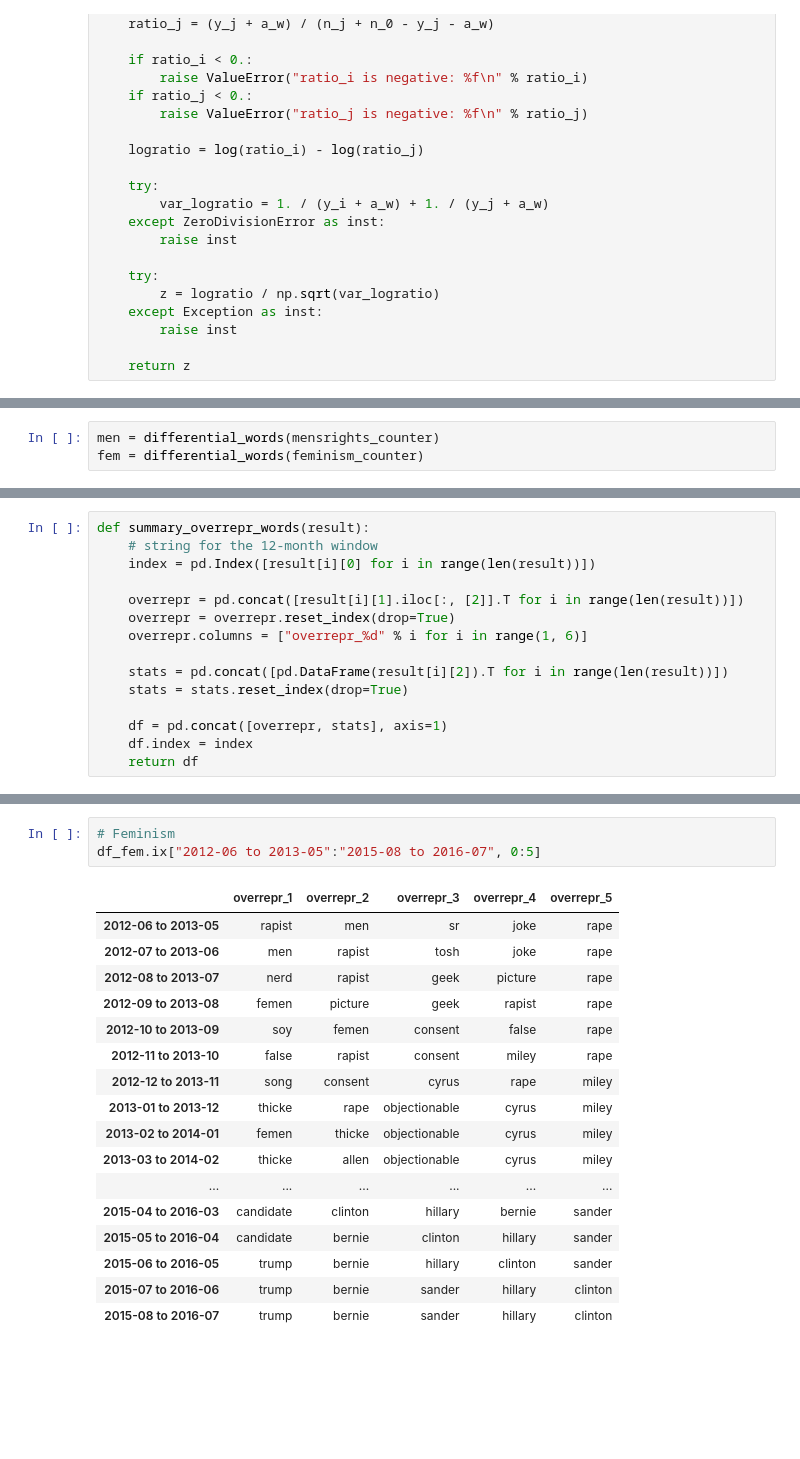
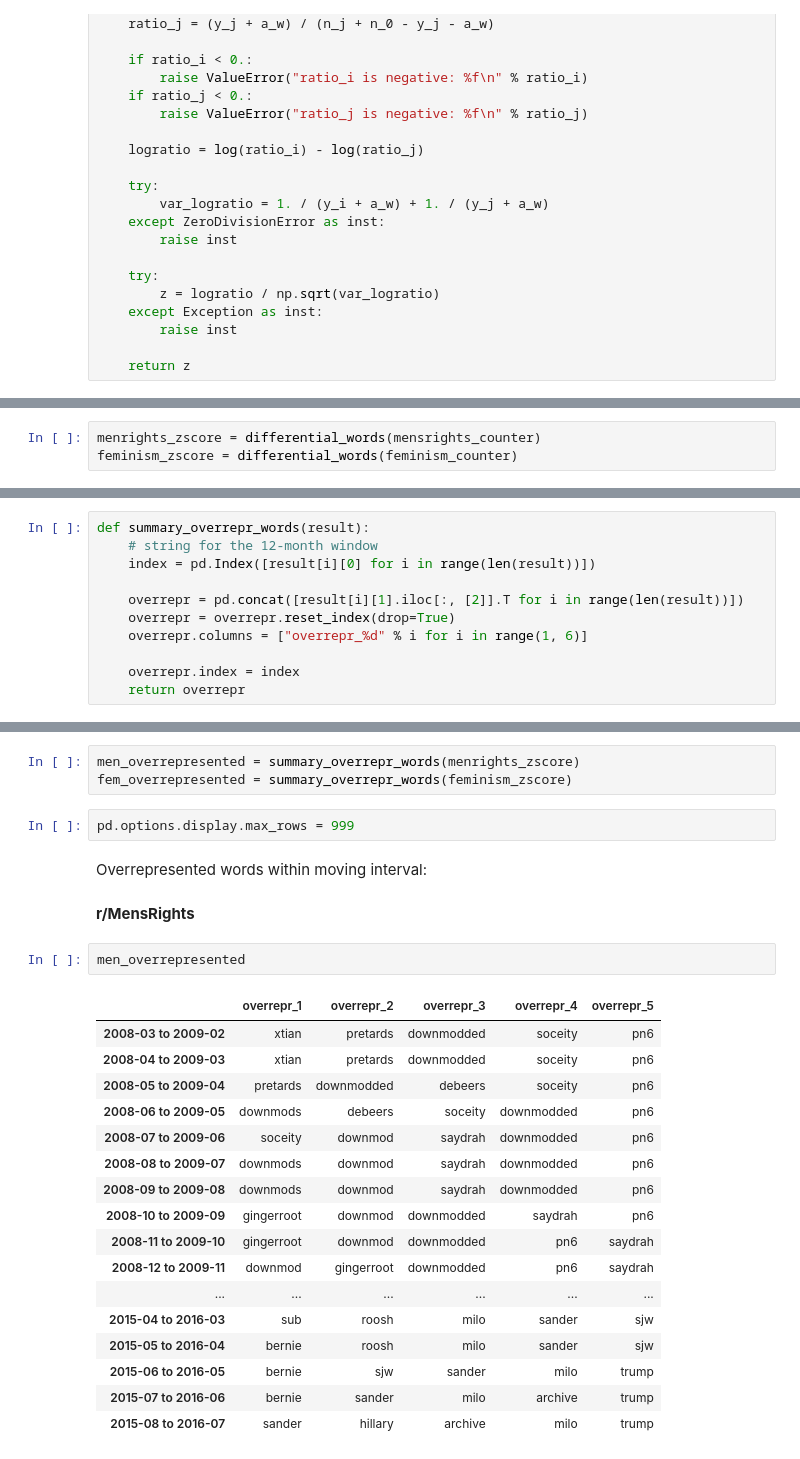
Before and after one commit to chao-ji/reddit, a Jupyter notebook: Part 5 Topics Over Time - Overrepresented Words.ipynb, the cells around one changed output, grey strips where cells are left out. Saved outputs shown, nothing was run; the diff lists cells and outputs as text; blank space fills up the shorter version.

```diff
--- a/Part 5 Topics Over Time - Overrepresented Words.ipynb
+++ b/Part 5 Topics Over Time - Overrepresented Words.ipynb
@@ -201,3 +213,3 @@ def zscore(word, counter_i, n_i,
 # %%
-men = differential_words(mensrights_counter)
-fem = differential_words(feminism_counter)
+menrights_zscore = differential_words(mensrights_counter)
+feminism_zscore = differential_words(feminism_counter)
@@ -240,9 +256,5 @@ def summary_overrepr_words(result):
     overrepr = overrepr.reset_index(drop=True)
     overrepr.columns = ["overrepr_%d" % i for i in range(1, 6)]
 
-    stats = pd.concat([pd.DataFrame(result[i][2]).T for i in range(len(result))])
-    stats = stats.reset_index(drop=True)
-
-    df = pd.concat([overrepr, stats], axis=1)
-    df.index = index
-    return df
+    overrepr.index = index
+    return overrepr
@@ -275,21 +261,29 @@ df_men.ix["2012-06 to 2013-05":"2015-08 to 2016-07", 0:5]
-# %%
-# Feminism
-df_fem.ix["2012-06 to 2013-05":"2015-08 to 2016-07", 0:5]
-# %% [output]
-|  | overrepr_1 | overrepr_2 | overrepr_3 | overrepr_4 | overrepr_5 |
-| 2012-06 to 2013-05 | rapist | men | sr | joke | rape |
-| 2012-07 to 2013-06 | men | rapist | tosh | joke | rape |
-| 2012-08 to 2013-07 | nerd | rapist | geek | picture | rape |
-| 2012-09 to 2013-08 | femen | picture | geek | rapist | rape |
-| 2012-10 to 2013-09 | soy | femen | consent | false | rape |
-| 2012-11 to 2013-10 | false | rapist | consent | miley | rape |
-| 2012-12 to 2013-11 | song | consent | cyrus | rape | miley |
-| 2013-01 to 2013-12 | thicke | rape | objectionable | cyrus | miley |
-| 2013-02 to 2014-01 | femen | thicke | objectionable | cyrus | miley |
-| 2013-03 to 2014-02 | thicke | allen | objectionable | cyrus | miley |
-| ... | ... | ... | ... | ... | ... |
-| 2015-04 to 2016-03 | candidate | clinton | hillary | bernie | sander |
-| 2015-05 to 2016-04 | candidate | bernie | clinton | hillary | sander |
-| 2015-06 to 2016-05 | trump | bernie | hillary | clinton | sander |
-| 2015-07 to 2016-06 | trump | bernie | sander | hillary | clinton |
-| 2015-08 to 2016-07 | trump | bernie | sander | hillary | clinton |
+# %%
+men_overrepresented = summary_overrepr_words(menrights_zscore)
+fem_overrepresented = summary_overrepr_words(feminism_zscore)
+# %%
+pd.options.display.max_rows = 999
+# %% [markdown]
+Overrepresented words within moving interval:
+# %% [markdown]
+**r/MensRights**
+# %%
+men_overrepresented
+# %% [output]
+|  | overrepr_1 | overrepr_2 | overrepr_3 | overrepr_4 | overrepr_5 |
+| 2008-03 to 2009-02 | xtian | pretards | downmodded | soceity | pn6 |
+| 2008-04 to 2009-03 | xtian | pretards | downmodded | soceity | pn6 |
+| 2008-05 to 2009-04 | pretards | downmodded | debeers | soceity | pn6 |
+| 2008-06 to 2009-05 | downmods | debeers | soceity | downmodded | pn6 |
+| 2008-07 to 2009-06 | soceity | downmod | saydrah | downmodded | pn6 |
+| 2008-08 to 2009-07 | downmods | downmod | saydrah | downmodded | pn6 |
+| 2008-09 to 2009-08 | downmods | downmod | saydrah | downmodded | pn6 |
+| 2008-10 to 2009-09 | gingerroot | downmod | downmodded | saydrah | pn6 |
+| 2008-11 to 2009-10 | gingerroot | downmod | downmodded | pn6 | saydrah |
+| 2008-12 to 2009-11 | downmod | gingerroot | downmodded | pn6 | saydrah |
+| ... | ... | ... | ... | ... | ... |
+| 2015-04 to 2016-03 | sub | roosh | milo | sander | sjw |
+| 2015-05 to 2016-04 | bernie | roosh | milo | sander | sjw |
+| 2015-06 to 2016-05 | bernie | sjw | sander | milo | trump |
+| 2015-07 to 2016-06 | bernie | sander | milo | archive | trump |
+| 2015-08 to 2016-07 | sander | hillary | archive | milo | trump |
```
Also changed, not shown: parts of 17 cells of this notebook.
